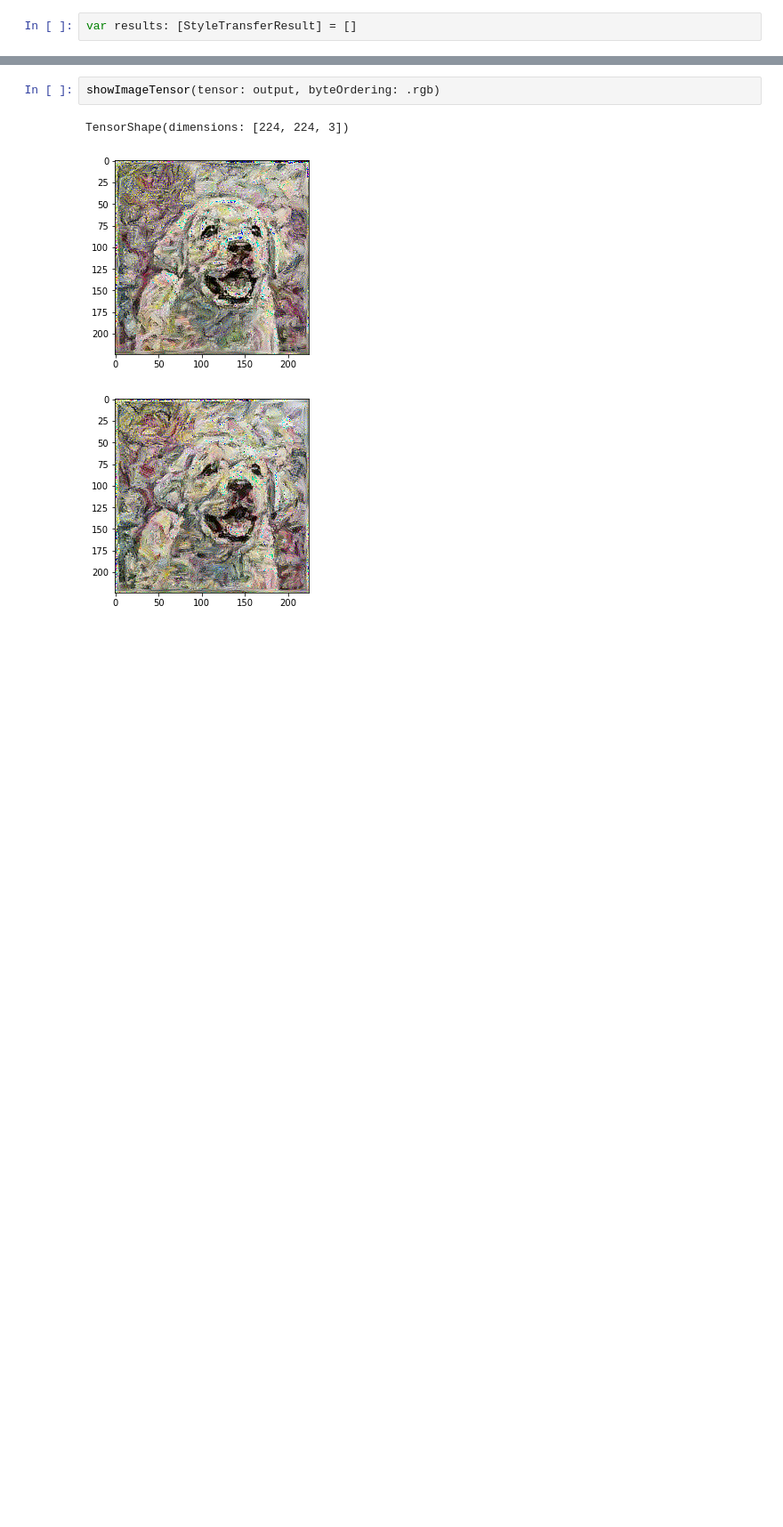
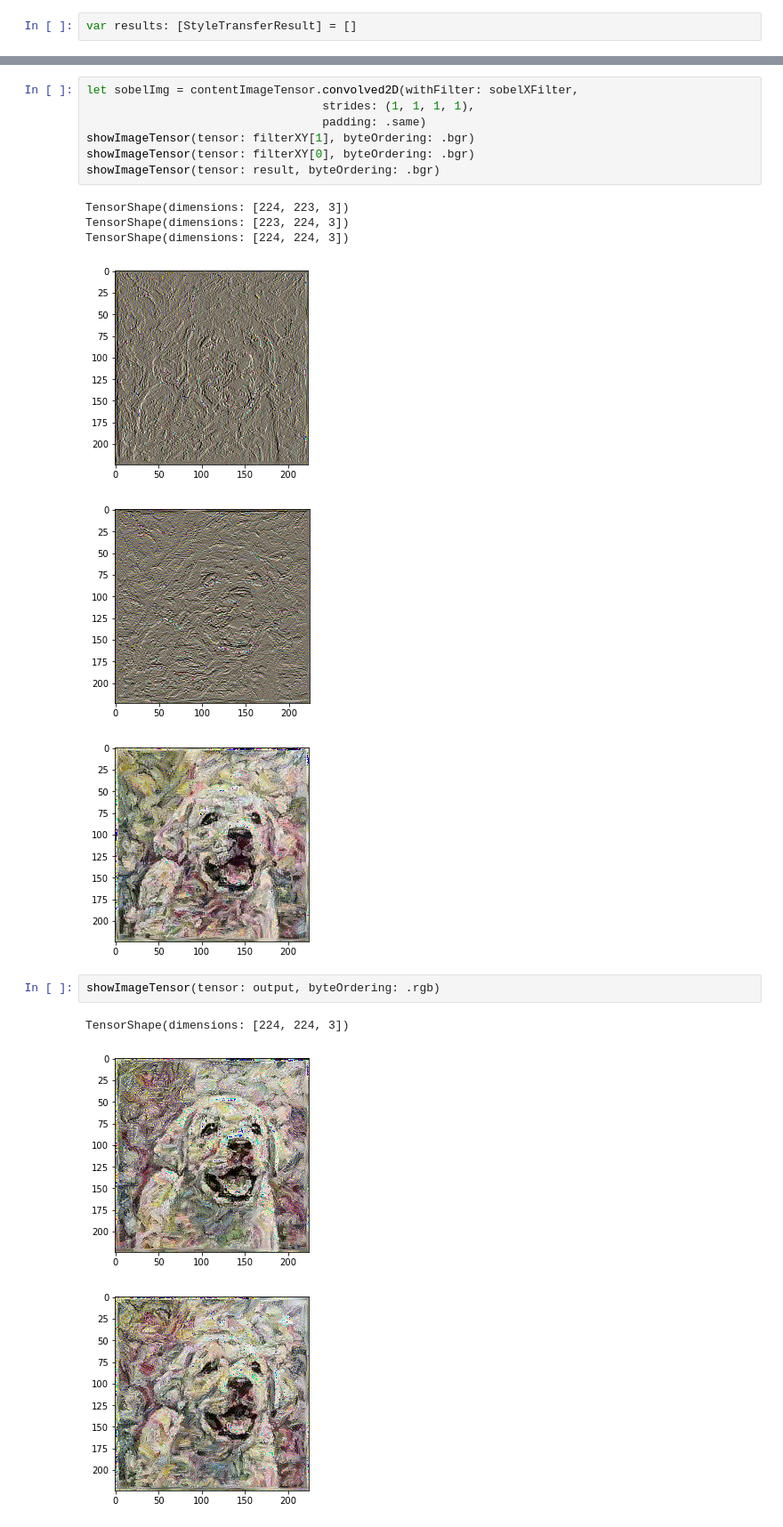
Before and after one commit to regrettable-username/style-transfer, a Jupyter notebook: StyleTransfer.ipynb, the cells around one changed output, grey strips where cells are left out. Shown at 89% size. Cells and saved outputs as stored; diff of their text form; blank space fills up the shorter version.

```diff
--- a/StyleTransfer.ipynb
+++ b/StyleTransfer.ipynb
@@ -711,3 +717,17 @@ for result in results {
+# %%
+let sobelImg = contentImageTensor.convolved2D(withFilter: sobelXFilter,
+                                  strides: (1, 1, 1, 1),
+                                  padding: .same)
+showImageTensor(tensor: filterXY[1], byteOrdering: .bgr)
+showImageTensor(tensor: filterXY[0], byteOrdering: .bgr)
+showImageTensor(tensor: result, byteOrdering: .bgr)
+# %% [output]
+TensorShape(dimensions: [224, 223, 3])
+TensorShape(dimensions: [223, 224, 3])
+TensorShape(dimensions: [224, 224, 3])
+[figure, added]
+[figure, added]
+[figure, added]
 # %%
 showImageTensor(tensor: output, byteOrdering: .rgb)
 # %% [output]
```
Also changed, not shown: parts of 11 cells of this notebook.
